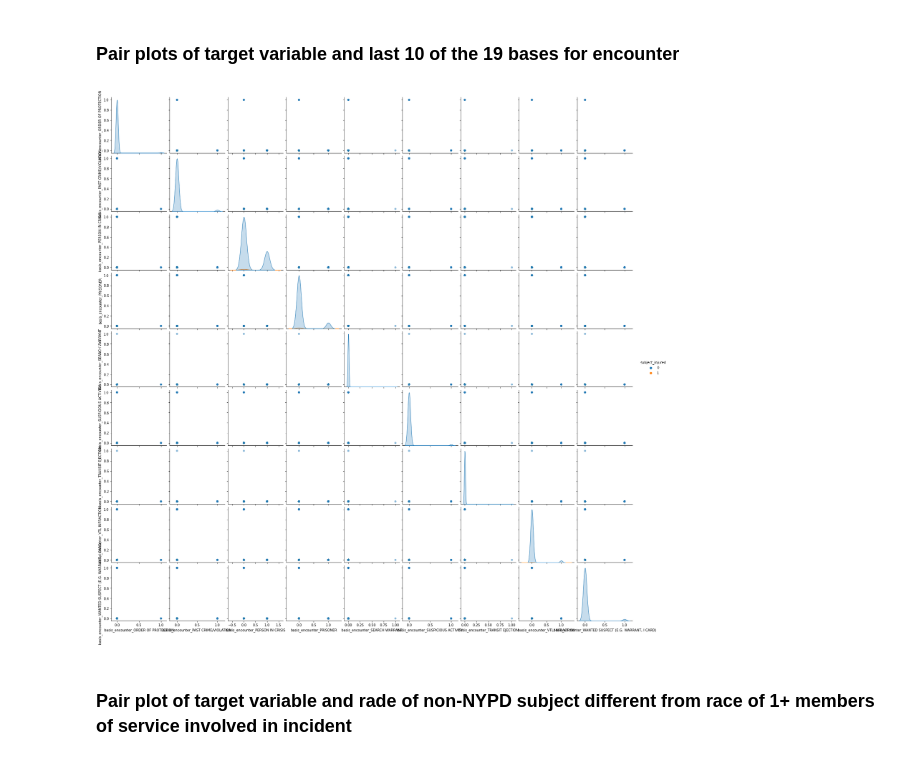
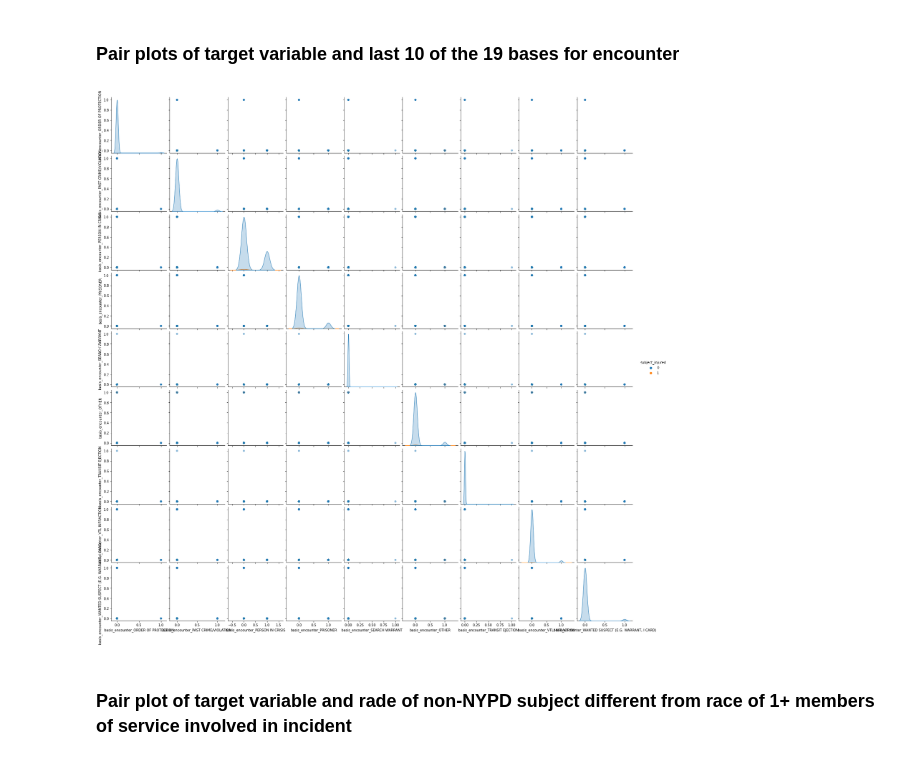
Before and after one commit to chloebs4590/Metis-Classification, a Jupyter notebook: nypd_use_of_force-data_cleaning_eda.ipynb, the cells around one changed output. Drawn from its saved outputs; the diff is of its cells as text; code cells hidden in the pictures.

```diff
--- a/nypd_use_of_force-data_cleaning_eda.ipynb
+++ b/nypd_use_of_force-data_cleaning_eda.ipynb
@@ -454,9 +454,9 @@ ANIMAL CONDITION                           14
 HOSTAGE/BARRICADED                         13
 Name: basisforencounter, dtype: int64
 # %%
-# assign 'OTHER' to be the reference category
+# assign 'SUSPICIOUS ACTIVITY' to be the reference category
 
-basis_encounter = pd.get_dummies(incidents.basisforencounter, prefix='basis_encounter').drop('basis_encounter_OTHER',axis=1)
+basis_encounter = pd.get_dummies(incidents.basisforencounter, prefix='basis_encounter').drop('basis_encounter_SUSPICIOUS ACTIVITY',axis=1)
 # %%
 incidents_tri_basis_encounter = pd.concat([incidents.tri_incident_number,basis_encounter],axis=1)
 
@@ -721,13 +721,13 @@ plot_features(df_X[['subject_injured','basis_encounter_AMBUSH OF MEMBER', 'basis
 # %%
 plot_features(df_X[['subject_injured',
        'basis_encounter_ORDER OF PROTECTION',
        'basis_encounter_PAST CRIME/VIOLATION',
        'basis_encounter_PERSON IN CRISIS', 'basis_encounter_PRISONER',
-       'basis_encounter_SEARCH WARRANT', 'basis_encounter_SUSPICIOUS ACTIVITY',
+       'basis_encounter_SEARCH WARRANT', 'basis_encounter_OTHER',
        'basis_encounter_TRANSIT EJECTION', 'basis_encounter_VTL INFRACTION',
        'basis_encounter_WANTED SUSPECT (E.G. WARRANT, I CARD)']])
 # %% [output]
-[figure, old version]
+[figure, new version]
 # %% [markdown]
 ### Pair plot of target variable and rade of non-NYPD subject different from race of 1+ members of service involved in incident
 # %%
```
Also changed, not shown: parts of 67 cells of this notebook.
